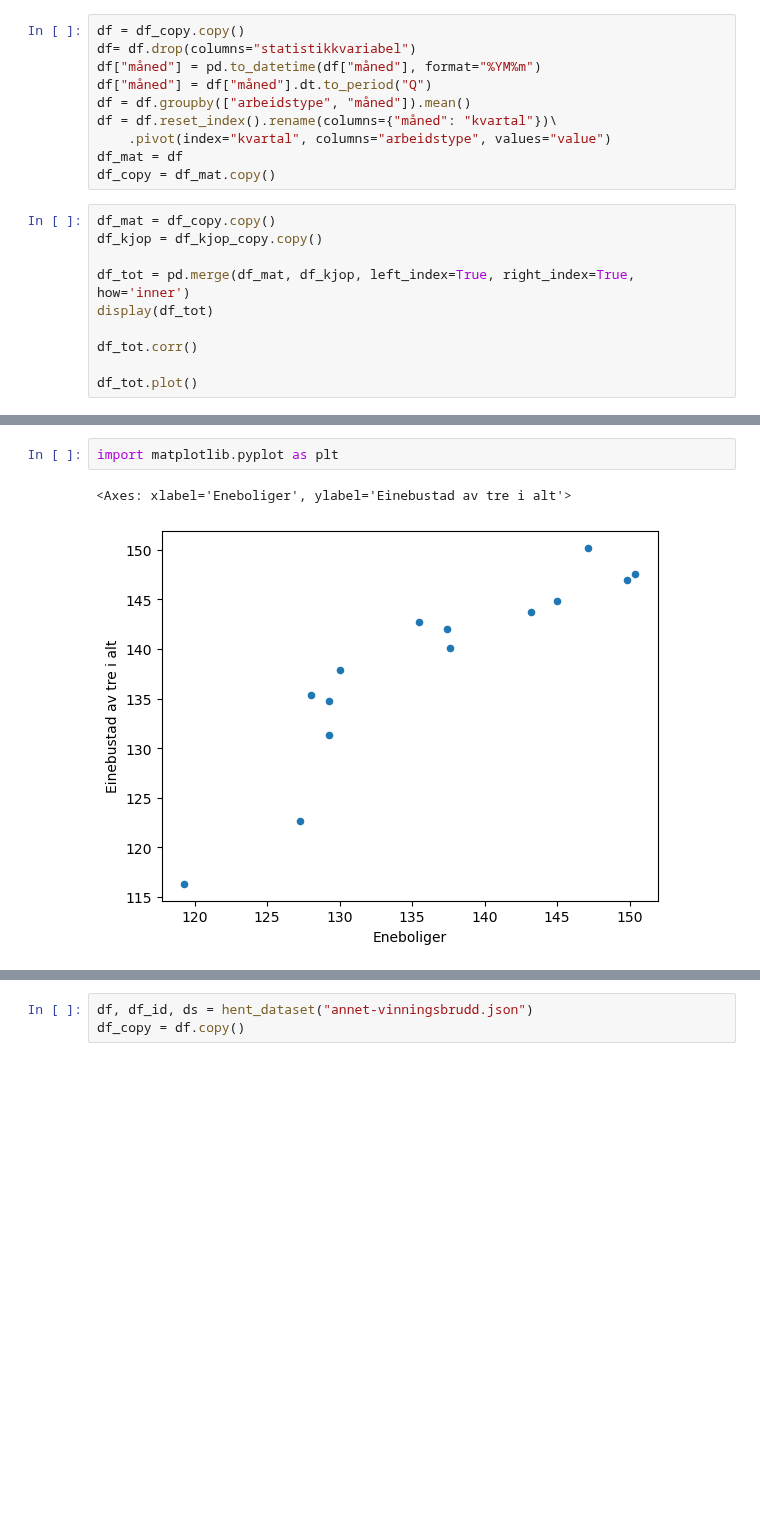
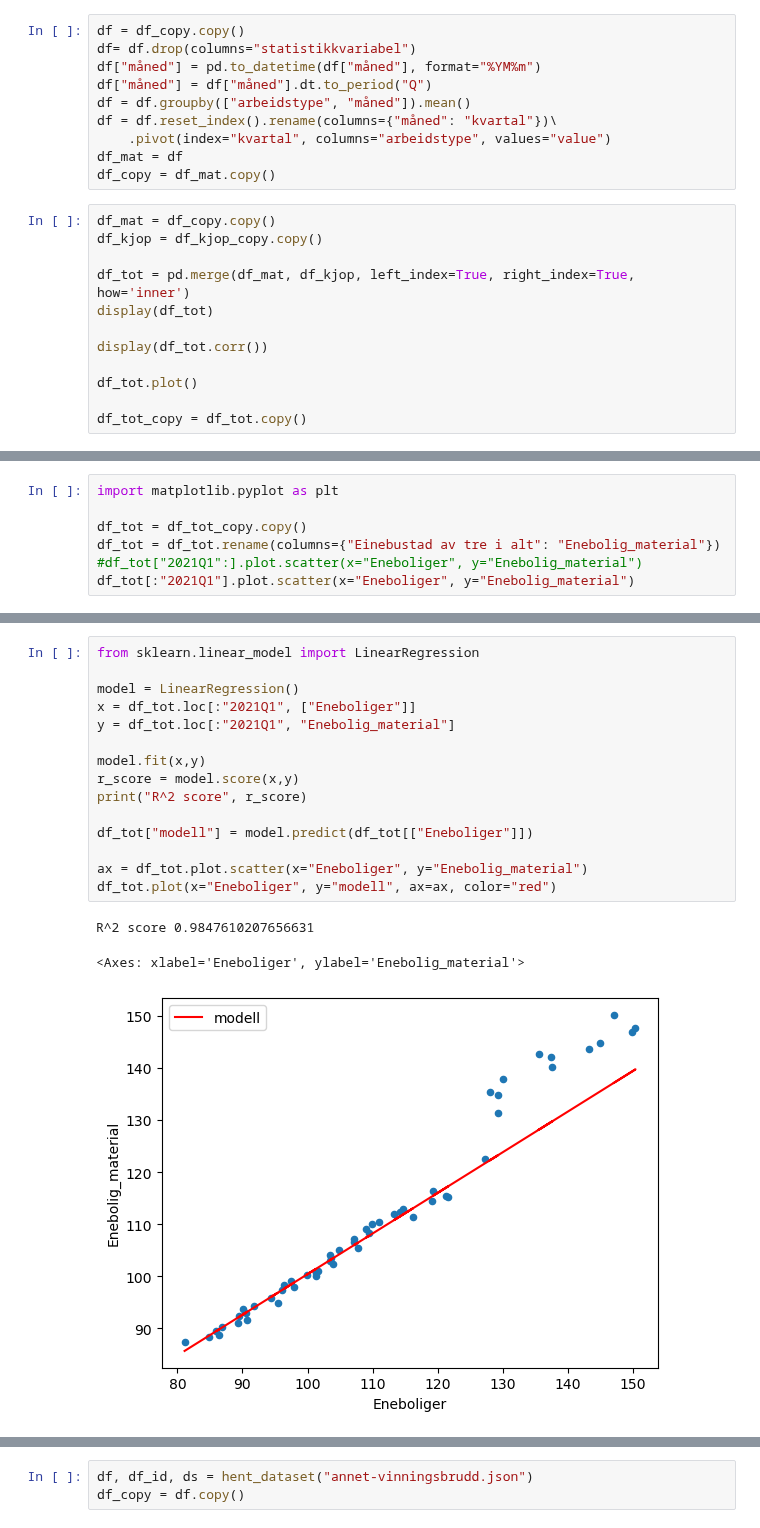
Before and after one commit to jonasjul/IIRA2001H24, a Jupyter notebook: 12-Statistikk-Mappe/Statistikk-regresjon-tester-JH.ipynb, the cells around one changed output, grey strips where cells are left out. Drawn from its saved outputs; the diff is of its cells as text; blank space fills up the shorter version.

```diff
--- a/12-Statistikk-Mappe/Statistikk-regresjon-tester-JH.ipynb
+++ b/12-Statistikk-Mappe/Statistikk-regresjon-tester-JH.ipynb
@@ -81,9 +81,11 @@ df_kjop = df_kjop_copy.copy()
 df_tot = pd.merge(df_mat, df_kjop, left_index=True, right_index=True, how='inner')
 display(df_tot)
 
-df_tot.corr()
+display(df_tot.corr())
 
 df_tot.plot()
+
+df_tot_copy = df_tot.copy()
 # %% [output]
 |  | Einebustad av tre i alt | Einebustad av tre i alt, materialar | Eneboliger | Flerbolig |
 | kvartal |  |  |  |  |
@@ -107 +113,8 @@ df_tot.plot()
 [figure]
+# %%
+import matplotlib.pyplot as plt
+
+df_tot = df_tot_copy.copy()
+df_tot = df_tot.rename(columns={"Einebustad av tre i alt": "Enebolig_material"})
+#df_tot["2021Q1":].plot.scatter(x="Eneboliger", y="Enebolig_material")
+df_tot[:"2021Q1"].plot.scatter(x="Eneboliger", y="Enebolig_material")
@@ -108,6 +124,20 @@ df_tot.plot()
 # %%
-import matplotlib.pyplot as plt
+from sklearn.linear_model import LinearRegression
+
+model = LinearRegression()
+x = df_tot.loc[:"2021Q1", ["Eneboliger"]]
+y = df_tot.loc[:"2021Q1", "Enebolig_material"]
+
+model.fit(x,y)
+r_score = model.score(x,y)
+print("R^2 score", r_score)
+
+df_tot["modell"] = model.predict(df_tot[["Eneboliger"]])
+
+ax = df_tot.plot.scatter(x="Eneboliger", y="Enebolig_material")
+df_tot.plot(x="Eneboliger", y="modell", ax=ax, color="red")
 # %% [output]
-<Axes: xlabel='Eneboliger', ylabel='Einebustad av tre i alt'>
+R^2 score 0.9847610207656631
+<Axes: xlabel='Eneboliger', ylabel='Enebolig_material'>
-[figure, old version]
+[figure, new version]
 # %%
```
Also changed, not shown: parts of 7 cells of this notebook.
